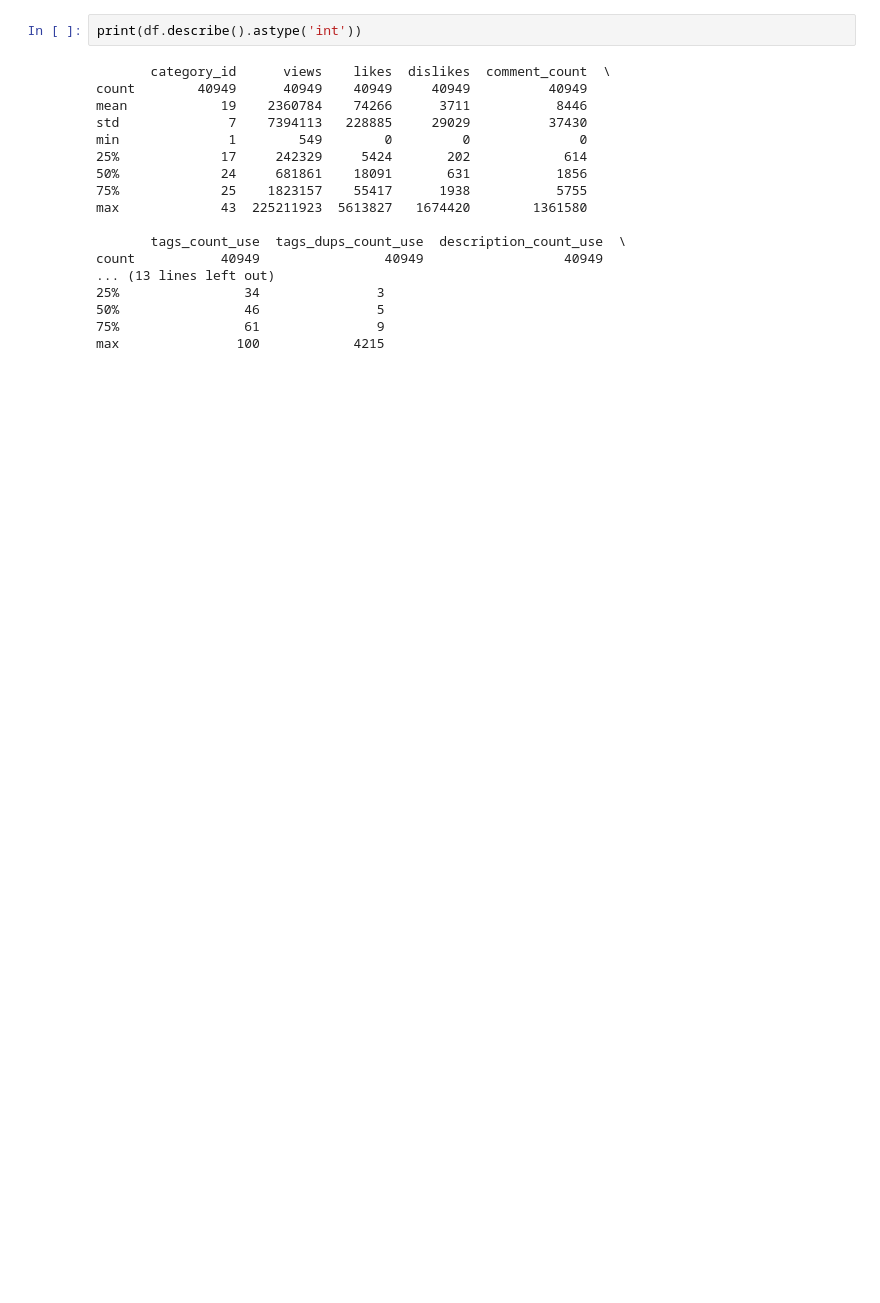
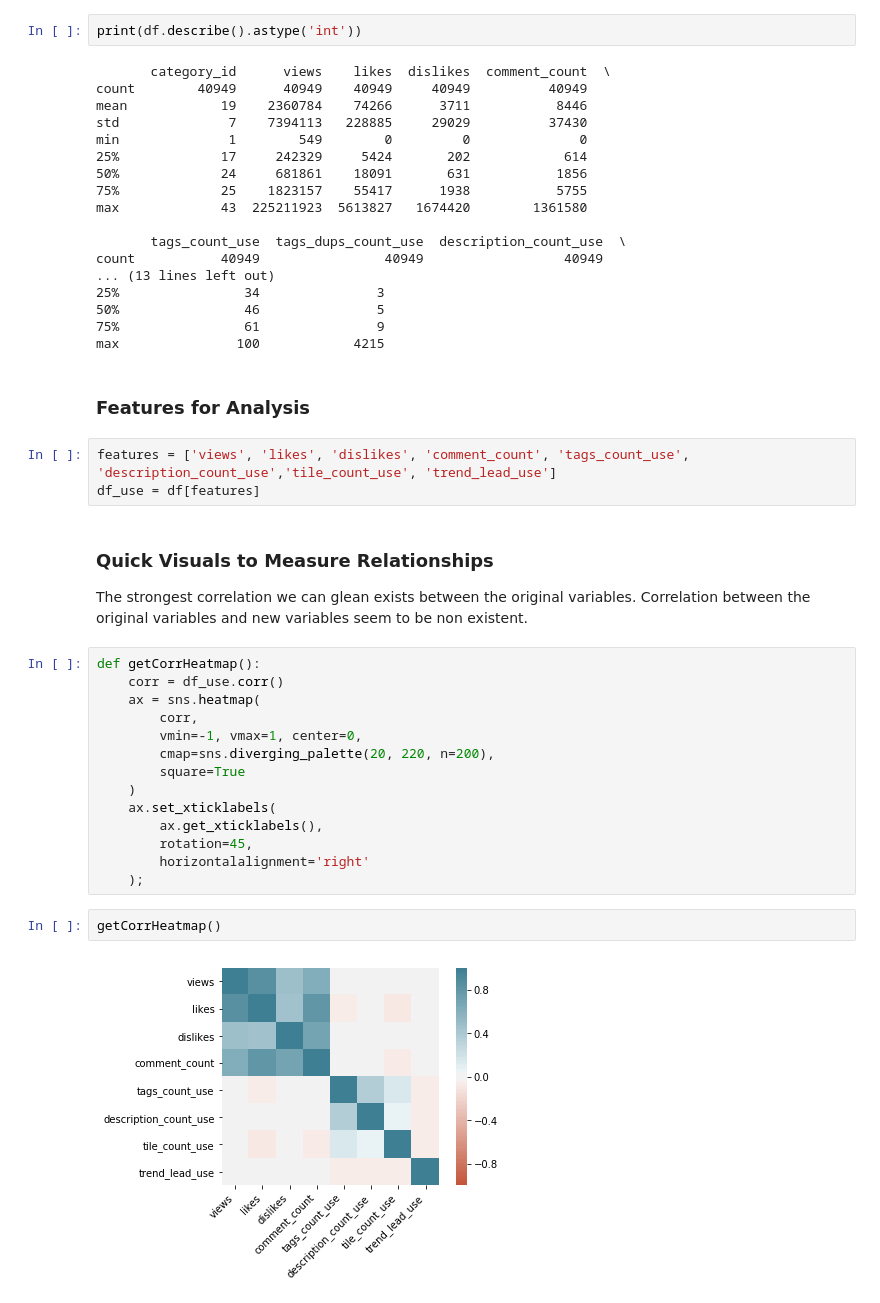
Before and after one commit to christianbm1/ds-ytViews, a Jupyter notebook: Project YouTuber.ipynb, the cells around one changed output. Drawn from its saved outputs; the diff is of its cells as text; blank space fills up the shorter version.

Commit message:
created charts on feature realtionships

```diff
--- a/Project YouTuber.ipynb
+++ b/Project YouTuber.ipynb
@@ -180,3 +182,29 @@ count           40949                40949                  40949
 50%                46               5
 75%                61               9
 max               100            4215
+# %% [markdown]
+### Features for Analysis ###
+# %%
+features = ['views', 'likes', 'dislikes', 'comment_count', 'tags_count_use', 'description_count_use','tile_count_use', 'trend_lead_use']
+df_use = df[features]
+# %% [markdown]
+### Quick Visuals to Measure Relationships ###
+The strongest correlation we can glean exists between the original variables. Correlation between the original variables and new variables seem to be non existent.
+# %%
+def getCorrHeatmap():
+    corr = df_use.corr()
+    ax = sns.heatmap(
+        corr,
+        vmin=-1, vmax=1, center=0,
+        cmap=sns.diverging_palette(20, 220, n=200),
+        square=True
+    )
+    ax.set_xticklabels(
+        ax.get_xticklabels(),
+        rotation=45,
+        horizontalalignment='right'
+    );
+# %%
+getCorrHeatmap()
+# %% [output]
+[figure, added]
```
Also changed, not shown: parts of 8 cells of this notebook.
